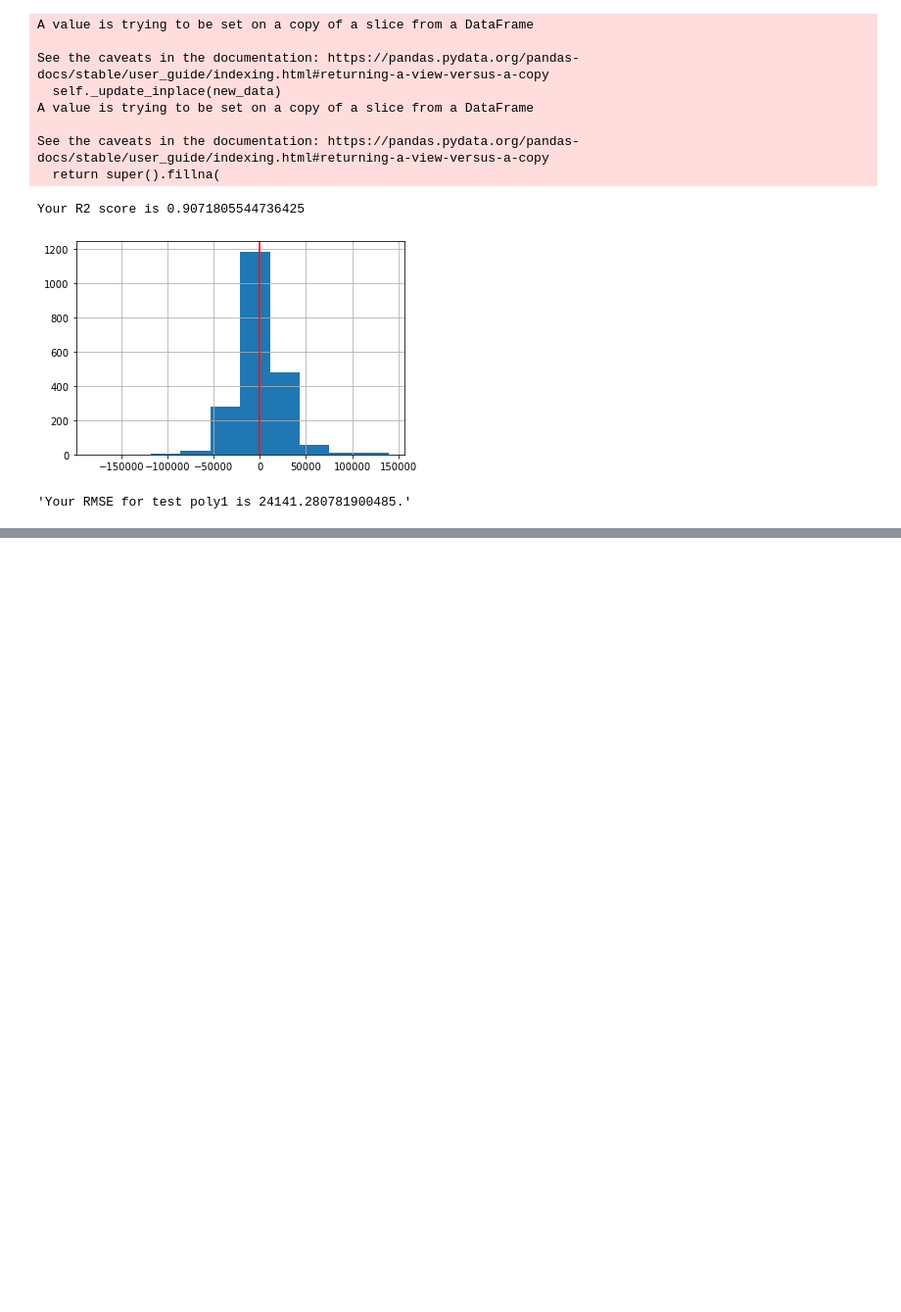
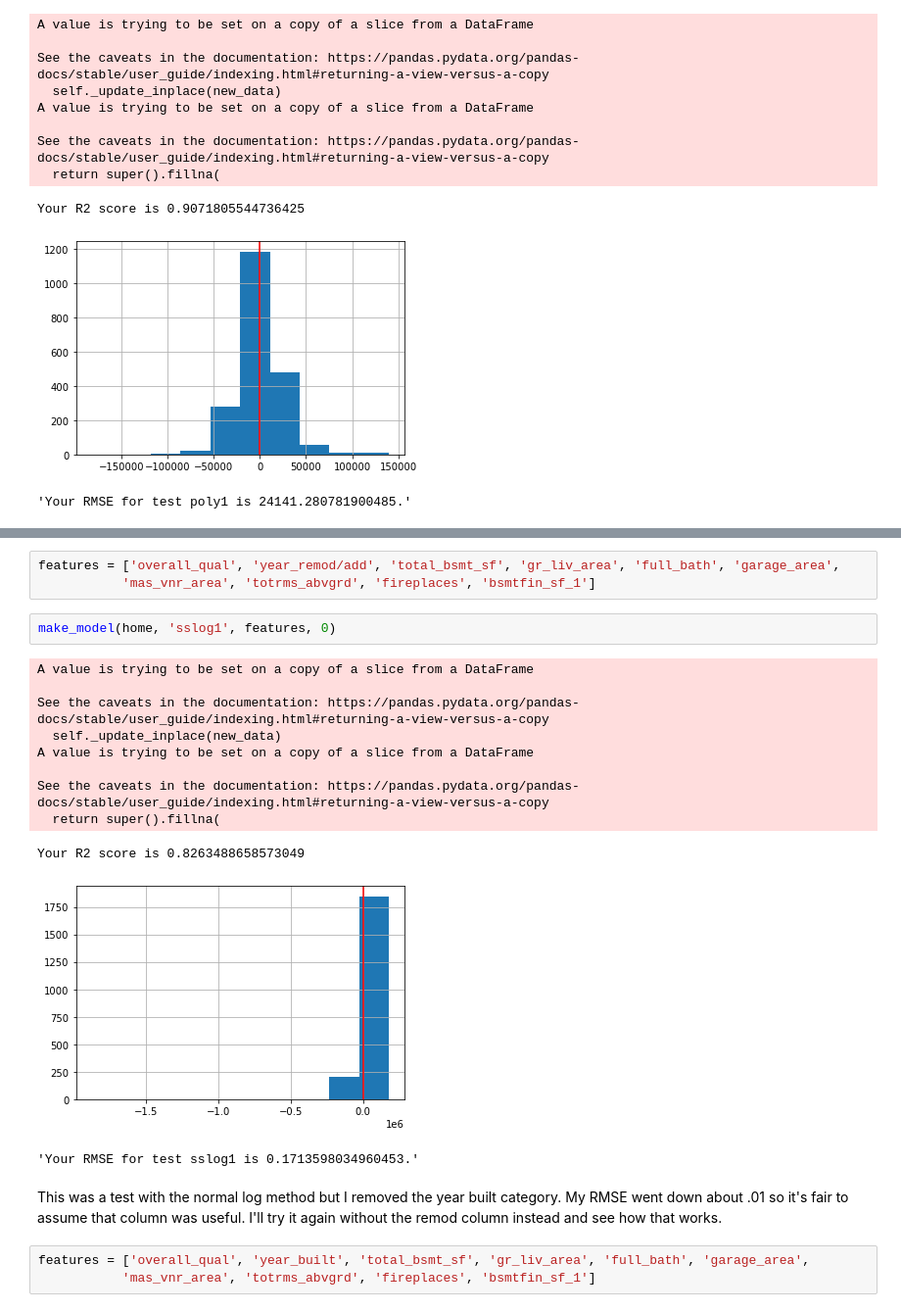
Before and after one commit to griffinwt/Ames_housing, a Jupyter notebook: num_filters.ipynb, the cells around one changed output, grey strips where cells are left out. Shown at 98% size. Saved outputs shown, nothing was run; the diff lists cells and outputs as text; blank space fills up the shorter version.

```diff
--- a/num_filters.ipynb
+++ b/num_filters.ipynb
@@ -448,0 +636,22 @@ Your R2 score is 0.9071805544736425
+# %%
+features = ['overall_qual', 'year_remod/add', 'total_bsmt_sf', 'gr_liv_area', 'full_bath', 'garage_area',
+           'mas_vnr_area', 'totrms_abvgrd', 'fireplaces', 'bsmtfin_sf_1']
+# %%
+make_model(home, 'sslog1', features, 0)
+# %% [output]
+A value is trying to be set on a copy of a slice from a DataFrame
+
+See the caveats in the documentation: https://pandas.pydata.org/pandas-docs/stable/user_guide/indexing.html#returning-a-view-versus-a-copy
+  self._update_inplace(new_data)
+A value is trying to be set on a copy of a slice from a DataFrame
+
+See the caveats in the documentation: https://pandas.pydata.org/pandas-docs/stable/user_guide/indexing.html#returning-a-view-versus-a-copy
+  return super().fillna(
+Your R2 score is 0.8263488658573049
+[figure, added]
+'Your RMSE for test sslog1 is 0.1713598034960453.'
+# %% [markdown]
+This was a test with the normal log method but I removed the year built category. My RMSE went down about .01 so it's fair to assume that column was useful. I'll try it again without the remod column instead and see how that works.
+# %%
+features = ['overall_qual', 'year_built', 'total_bsmt_sf', 'gr_liv_area', 'full_bath', 'garage_area',
+           'mas_vnr_area', 'totrms_abvgrd', 'fireplaces', 'bsmtfin_sf_1']
```
Also changed, not shown: parts of 18 cells of this notebook, 5 other files.
